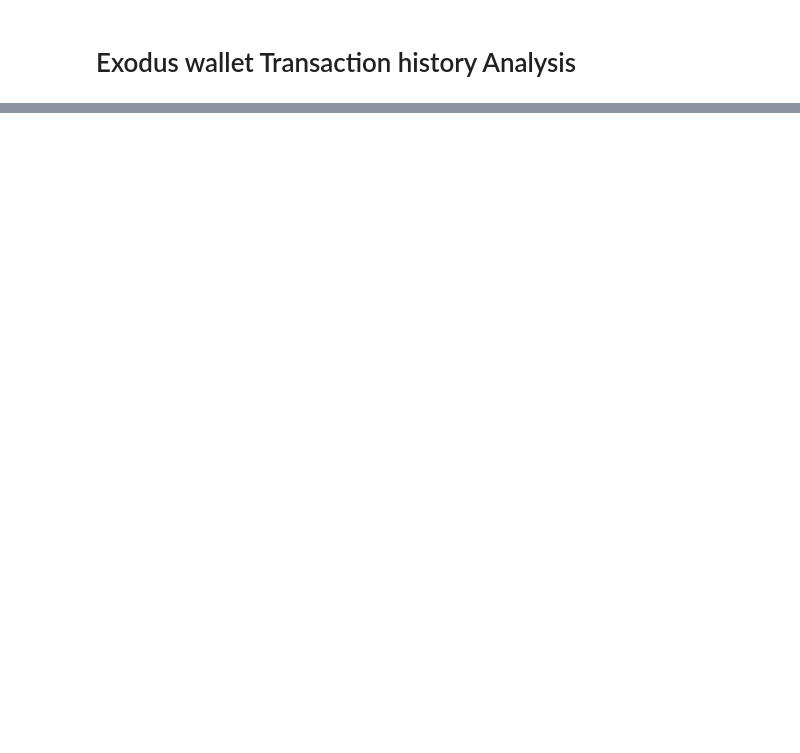
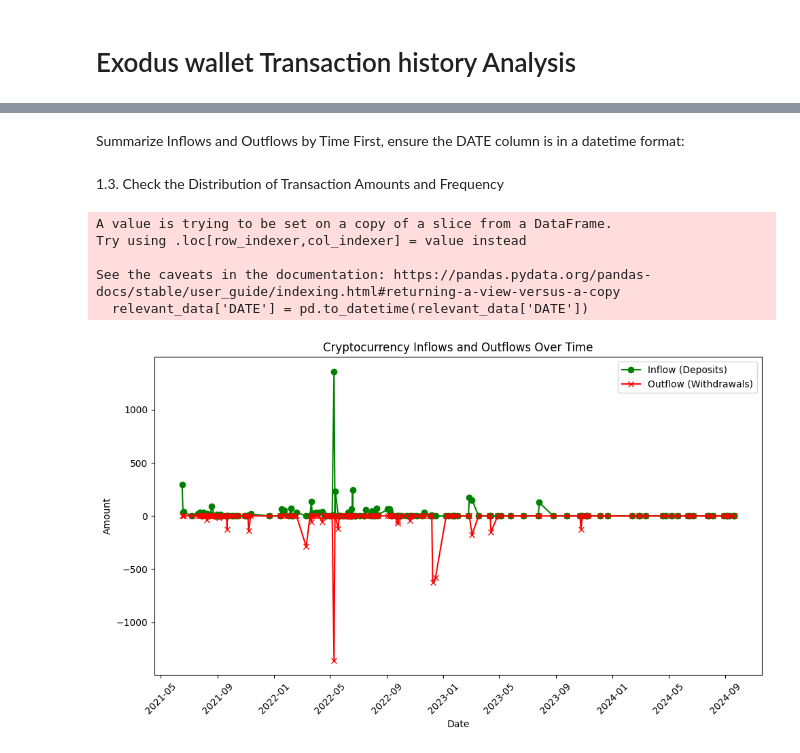
Before and after one commit to gappeah/exodus_analysis, a Jupyter notebook: main.ipynb, the cells around one changed output, grey strips where cells are left out. Cells and saved outputs as stored; diff of their text form; code cells hidden in the pictures; blank space fills up the shorter version.

```diff
--- a/main.ipynb
+++ b/main.ipynb
@@ -44,0 +11,16 @@ display(data)
+# %%
+# Clean the data by dropping rows with NaN values and removing unnecessary blanks
+cleaned_data = data.dropna(how='all')  # Drop rows where all values are NaN
+cleaned_data = cleaned_data.dropna(subset=['FROMPORTFOLIO', 'TOPORTFOLIO', 'OUTAMOUNT', 'INAMOUNT'], how='all')  # Drop rows with NaN in key columns
+# %%
+# Remove any blank spaces from string columns
+cleaned_data = cleaned_data.apply(lambda x: x.str.strip() if x.dtype == "object" else x)
+# %%
+# Remove columns with sensitive or incomplete data (wallet addresses, transaction IDs, URLs)
+columns_to_remove = ['TOADDRESS', 'OUTTXID', 'OUTTXURL', 'INTXID', 'INTXURL', 'ORDERID', 'PERSONALNOTE', 'Unnamed: 17']
+cleaned_data = cleaned_data.drop(columns=columns_to_remove)
+# %%
+
+# Filter relevant columns for analysis (inflows and outflows)
+relevant_data = cleaned_data[['DATE', 'TYPE', 'OUTAMOUNT', 'INAMOUNT', 'OUTCURRENCY', 'INCURRENCY']]
+display(relevant_data)
@@ -44,0 +41,3 @@ display(data)
+# %% [markdown]
+Summarize Inflows and Outflows by Time
+First, ensure the DATE column is in a datetime format:
@@ -44,0 +65,27 @@ display(data)
+# %% [markdown]
+1.3. Check the Distribution of Transaction Amounts and Frequency
+# %%
+# Convert DATE column to datetime for time-based analysis
+relevant_data['DATE'] = pd.to_datetime(relevant_data['DATE'])
+
+# Group by date and sum the inflows and outflows (only numeric columns)
+grouped_data = relevant_data.groupby(relevant_data['DATE'].dt.date)[['OUTAMOUNT', 'INAMOUNT']].sum()
+
+# Plot inflows and outflows
+plt.figure(figsize=(10, 6))
+plt.plot(grouped_data.index, grouped_data['INAMOUNT'], label='Inflow (Deposits)', color='green', marker='o')
+plt.plot(grouped_data.index, grouped_data['OUTAMOUNT'], label='Outflow (Withdrawals)', color='red', marker='x')
+plt.xlabel('Date')
+plt.ylabel('Amount')
+plt.title('Cryptocurrency Inflows and Outflows Over Time')
+plt.xticks(rotation=45)
+plt.legend()
+plt.tight_layout()
+plt.show()
+# %% [output]
+A value is trying to be set on a copy of a slice from a DataFrame.
+Try using .loc[row_indexer,col_indexer] = value instead
+
+See the caveats in the documentation: https://pandas.pydata.org/pandas-docs/stable/user_guide/indexing.html#returning-a-view-versus-a-copy
+  relevant_data['DATE'] = pd.to_datetime(relevant_data['DATE'])
+[figure, added]
```
Also changed, not shown: parts of 10 cells of this notebook.
